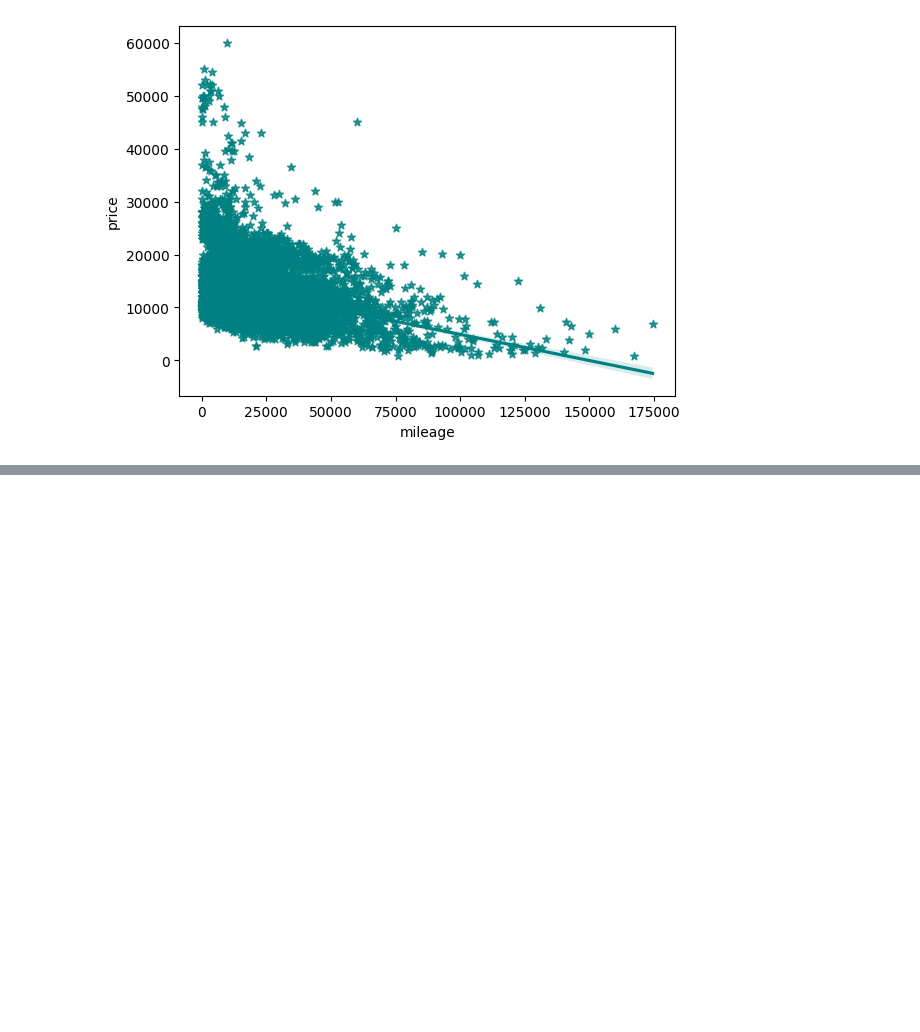
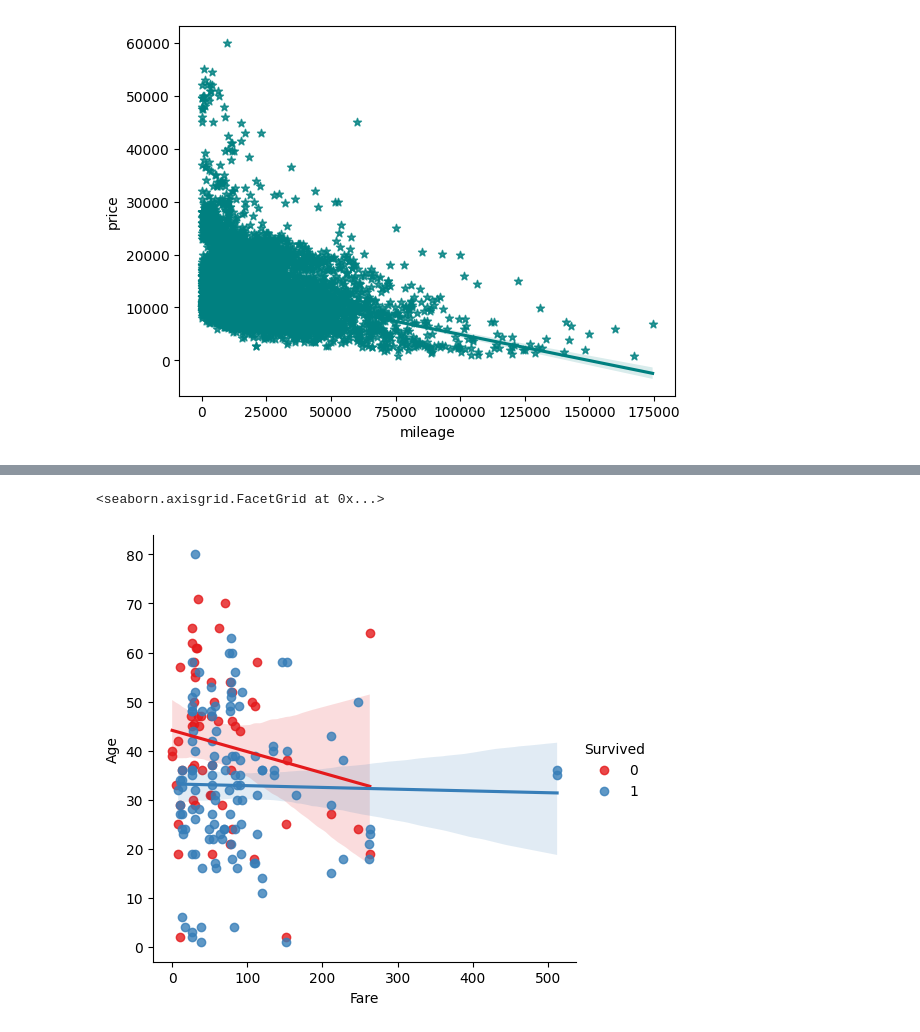
Before and after one commit to HasibullahAman/Data_Visulaization, a Jupyter notebook: Data_Visualization/Data_Visulization_Seborn.ipynb, the cells around one changed output, grey strips where cells are left out. Cells and saved outputs as stored; diff of their text form; code cells hidden in the pictures; blank space fills up the shorter version.

```diff
--- a/Data_Visualization/Data_Visulization_Seborn.ipynb
+++ b/Data_Visualization/Data_Visulization_Seborn.ipynb
@@ -124,0 +189,11 @@ sn.regplot(x=hot["mileage"],y=hot["price"],marker= "*",color="teal")
+# %%
+sn.lmplot(x="Fare",
+y="Age",
+data=tot,
+# fit_reg=False,
+hue="Survived",
+legend=True,
+palette="Set1")
+# %% [output]
+<seaborn.axisgrid.FacetGrid at 0x...>
+[figure, added]
```
Also changed, not shown: parts of 6 cells of this notebook.
